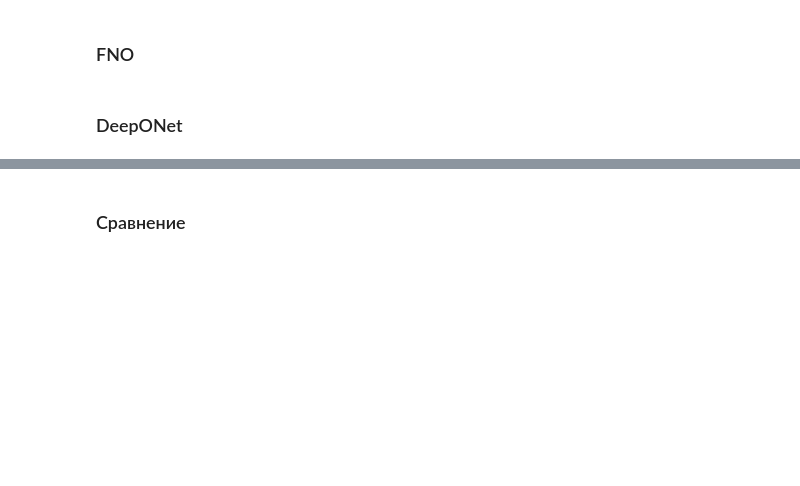
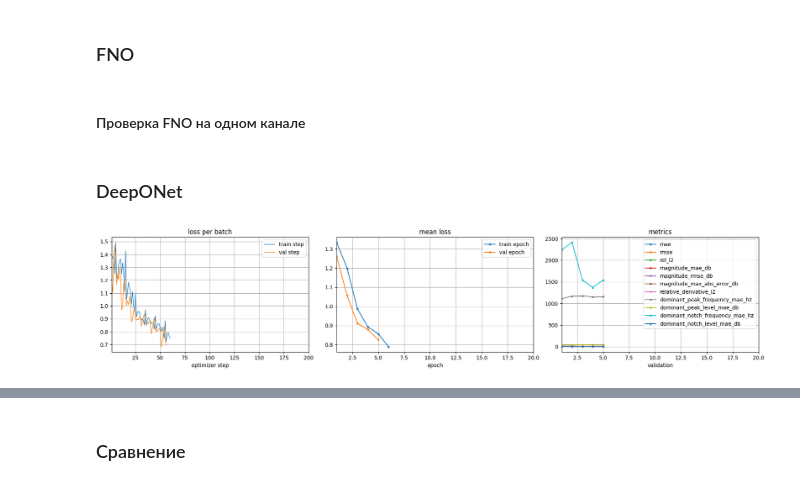
Before and after one commit to Erykalkin/webster, a Jupyter notebook: forward.ipynb, the cells around one changed output, grey strips where cells are left out. Drawn from its saved outputs; the diff is of its cells as text; code cells hidden in the pictures; blank space fills up the shorter version.

```diff
--- a/forward.ipynb
+++ b/forward.ipynb
@@ -296,0 +354,2 @@ plot_single_model_preview(fno, fno_batch_to_xy, "FNO")
+# %% [markdown]
+#### Проверка FNO на одном канале
@@ -297,8 +363,6 @@ plot_single_model_preview(fno, fno_batch_to_xy, "FNO")
 # %% [markdown]
 ### DeepONet
 # %%
-# Cell 9: train DeepONet
-
 deeponet = TransferFunctionDeepONet(
     in_channels=1,
     hidden_channels=64,
@@ -310,31 +374,32 @@ deeponet = TransferFunctionDeepONet(
 ).to(device)
 
 deeponet_optimizer = make_optimizer(
     deeponet,
     lr=5e-4,
     weight_decay=1e-4,
 )
 
 deeponet_history = fit(
     deeponet,
     deeponet_optimizer,
     train_loader,
     val_loader,
     criterion=criterion,
     batch_to_xy=deeponet_batch_to_xy,
     config=TrainConfig(
         epochs=epochs,
         steps_per_epoch=steps_per_epoch,
         val_steps=val_steps,
         device=device,
         show_progress=False,
         live_plot_every_steps=50,
         grad_clip_norm=None,
         checkpoint_name=deeponet_checkpoint_name,
         save_every_steps=None,
         validation_metrics=validation_metrics,
     ),
 )
 
 plot_history(deeponet_history)
-plot_single_model_preview(deeponet, deeponet_batch_to_xy, "DeepONet")
+# %% [output]
+[figure, added]
```
Also changed, not shown: parts of 31 cells of this notebook, 9 other files.
